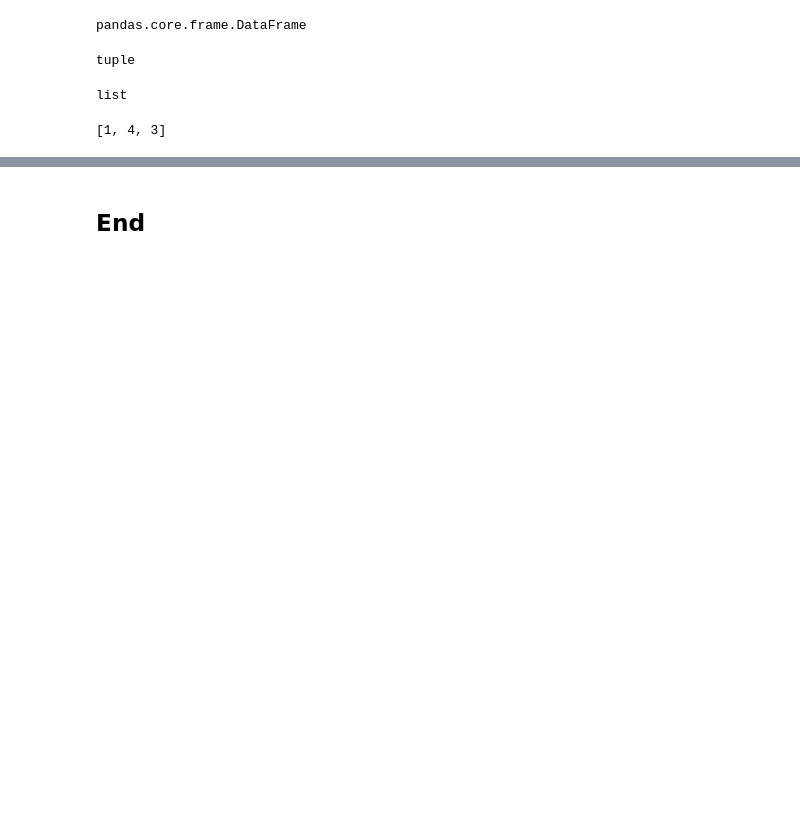
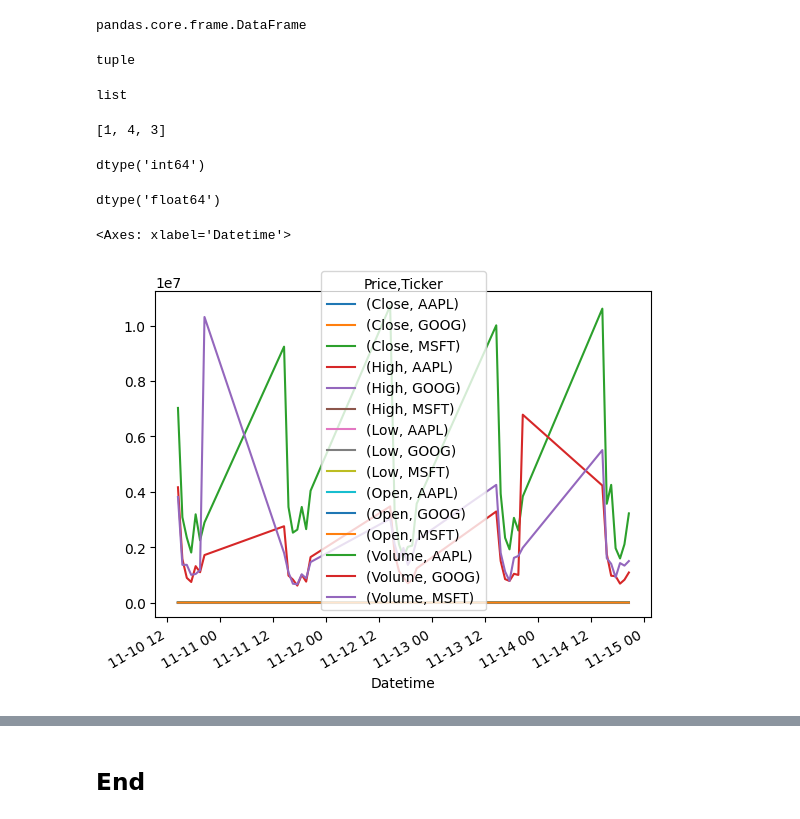
Before and after one commit to Glogover/computer-infrastructure, a Jupyter notebook: roughwork/yfinance.ipynb, the cells around one changed output, grey strips where cells are left out. Saved outputs shown, nothing was run; the diff lists cells and outputs as text; code cells hidden in the pictures; blank space fills up the shorter version.

Commit message:
plot

```diff
--- a/roughwork/yfinance.ipynb
+++ b/roughwork/yfinance.ipynb
@@ -383,3 +386,21 @@ L[1] = 4 # I can change the second element so I can mutate it
 L
 # %% [output]
 [1, 4, 3]
+# %%
+a = np.array([[1,2,3],[4,5,6]]) # a numerical array with 2 rows and 3 columns
+
+a.dtype # data type of the elements in the array
+# %% [output]
+dtype('int64')
+# %%
+a = np.array([[1.0,2,3],[4,5,6]]) # a numerical array with 2 rows and 3 columns. Numpy arrays are homogenous so all elements have the same data type.
+
+a.dtype # data type of the elements in the array
+# %% [output]
+dtype('float64')
+# %%
+# Just call plot() with no arguments and see what happens.
+df.plot()
+# %% [output]
+<Axes: xlabel='Datetime'>
+[figure, added]
```
Also changed, not shown: parts of 12 cells of this notebook, 2 other files.
